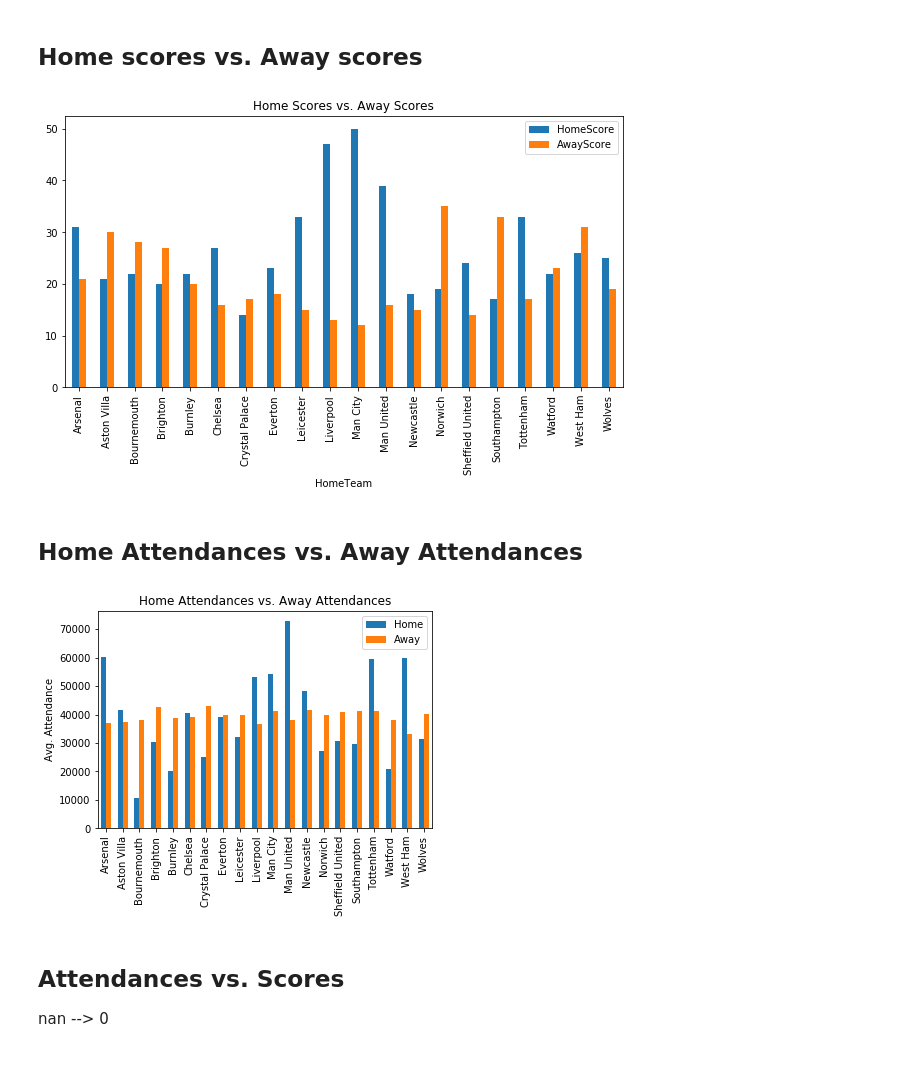
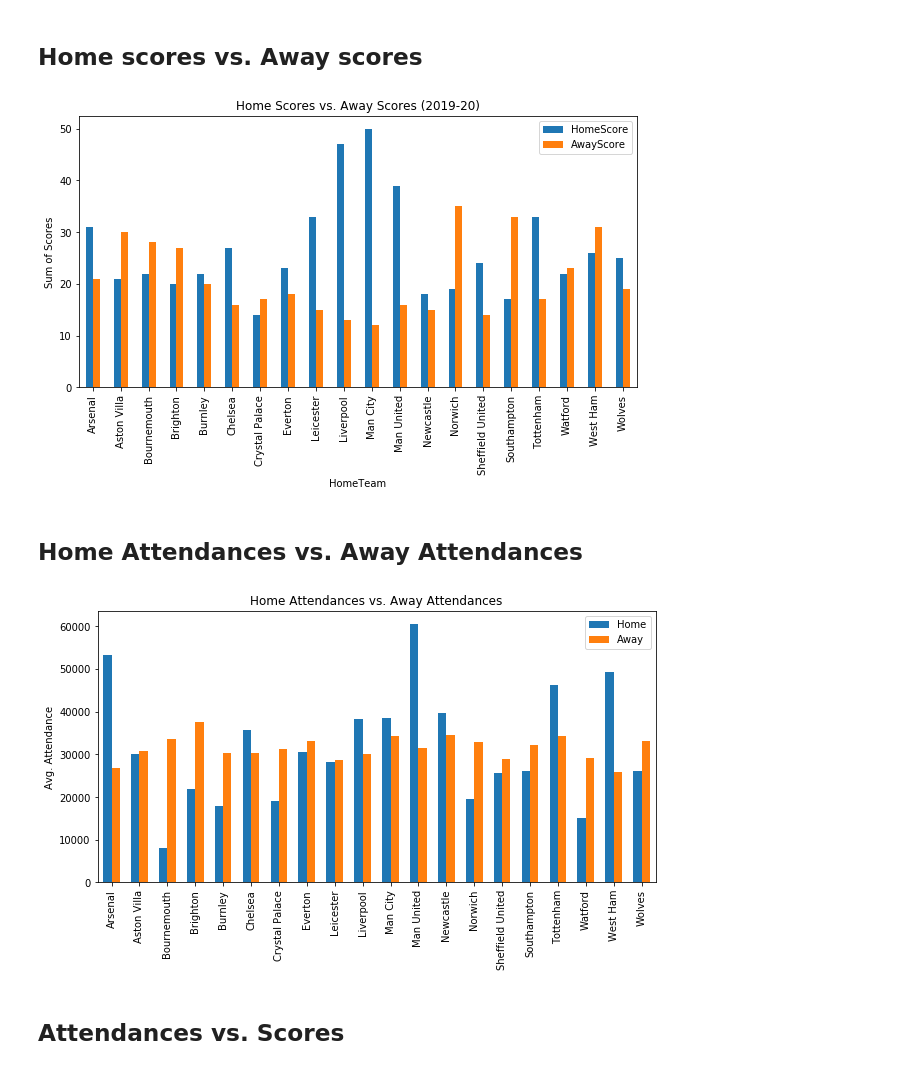
Before and after one commit to georgealym/project-one, a Jupyter notebook: py_codes/EPL_analysis.ipynb, the cells around one changed output. Drawn from its saved outputs; the diff is of its cells as text; code cells hidden in the pictures.

```diff
--- a/py_codes/EPL_analysis.ipynb
+++ b/py_codes/EPL_analysis.ipynb
@@ -7,9 +7,9 @@ import pandas as pd
 import matplotlib.pyplot as plt
 # %%
 # The file path toward the EPL data (scores, attendances, weather)
-epl_path = "../Resources/EPL_teams/"
-data_file = os.path.join(epl_path, "EPL_scores_attendances.csv")
-stadium_file = os.path.join("../Resources/", "England_stadiums.csv")
+epl_path = "../final-resources/EPL/"
+data_file = os.path.join(epl_path, "EPL_scores_att_weather.csv")
+#stadium_file = os.path.join("../Resources/", "England_stadiums.csv")
 # %%
 epl_all_data_df = pd.read_csv(data_file)
 epl_all_data_df.head()
@@ -27,0 +25,2 @@ array([ 0,  1,  2,  3,  4,  5,  6,  7,  8,  9, 10, 11, 12, 13, 14, 15, 16,
+# %%
+epl_all_data_df = epl_all_data_df.drop(columns=["Unnamed: 0"]).fillna(0)
@@ -28,59 +86,55 @@ array([ 0,  1,  2,  3,  4,  5,  6,  7,  8,  9, 10, 11, 12, 13, 14, 15, 16,
 # %% [markdown]
 ## Home scores vs. Away scores
 # %%
-# Home scores vs. away scores sum
-cols = ["Date", "HomeTeam", "HomeScore","AwayTeam", "AwayScore"]
+# Select the columns to plot
+cols = ["HomeTeam", "HomeScore","AwayTeam", "AwayScore"]
+
+# Set the dataframe to plot
 scores_df = epl_all_data_df[cols]
+
+# Plot bar graphs of Home scores and Away scores of each team
 scores_gp_team = scores_df.groupby("HomeTeam")
 scores_sum = scores_gp_team[["HomeScore","AwayScore"]].sum()
 scores_bar = scores_sum.plot.bar(width=0.5,figsize=(10, 5), rot=90)
-scores_bar.set_title("Home Scores vs. Away Scores")
+scores_bar.set_title("Home Scores vs. Away Scores (2019-20)")
+scores_bar.set_ylabel("Sum of Scores")
 plt.show()
 # %% [output]
-[figure, old version]
+[figure, new version]
 # %% [markdown]
 ## Home Attendances vs. Away Attendances
 # %%
 # Collect columns
 cols = ["Date", "HomeTeam","AwayTeam", "Attendance"]
 att_df = epl_all_data_df[cols]
 
 # Attendances about Hometeam
 att_gp_home = att_df.groupby("HomeTeam")
 att_home = att_gp_home["Attendance"].mean()
 
 # Attendances about Awayteam
 att_gp_away = att_df.groupby("AwayTeam")
 att_away = att_gp_away["Attendance"].mean()
 
 # Bar plot
 xticks = att_gp_home.indices.keys()
 bar_width = 0.6
 xval = np.arange(len(xticks))*2
 
-fig, ax = plt.subplots()
+fig, ax = plt.subplots(figsize=(10,5))
 ax.bar(xval-bar_width/2, att_home, width=bar_width, label="Home")
 ax.bar(xval+bar_width/2, att_away, width=bar_width, label="Away")
 ax.set_xlim(-1, 2*len(xticks)-1)
 ax.set_xticks(xval)
 ax.set_xticklabels(xticks, rotation='vertical')
 ax.set_ylabel("Avg. Attendance")
 ax.set_title("Home Attendances vs. Away Attendances")
 ax.legend()
 plt.show()
-# Pie plot
-#labels = att_gp_home.indices.keys()
-#expld = [0]*len(labels)
-#expld[0] = 0.2
-#fig,ax = plt.subplots()
-#ax.pie(att_home, explode=expld, labels=labels)
-#plt.show()
 # %% [output]
-[figure, old version]
+[figure, new version]
 # %% [markdown]
 ## Attendances vs. Scores
-
-nan --> 0
 # %%
 # Collect columns
 cols = ["HomeTeam", "HomeScore", "AwayScore", "Result", "Attendance"]
```
Also changed, not shown: parts of 20 cells of this notebook.
